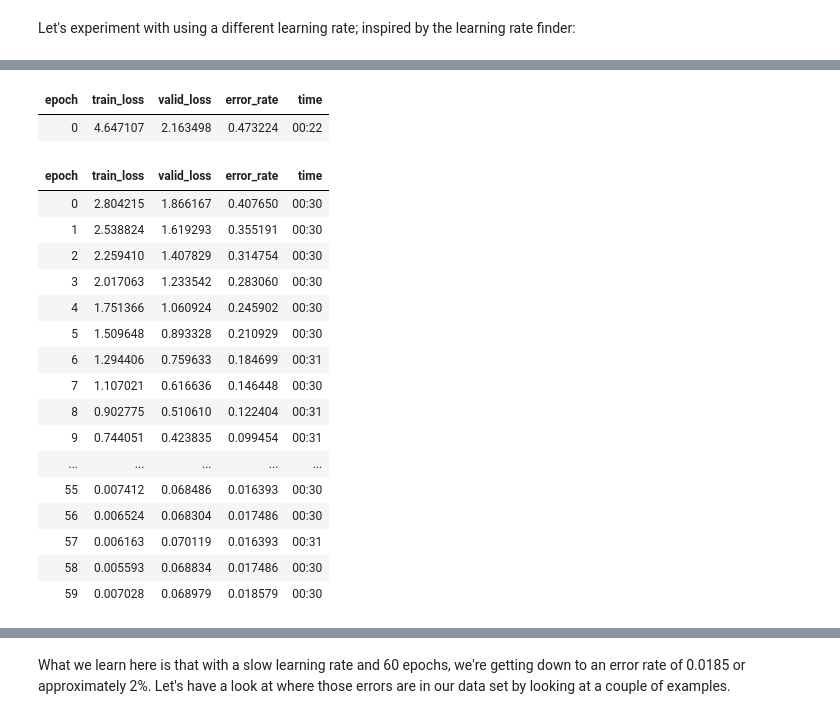
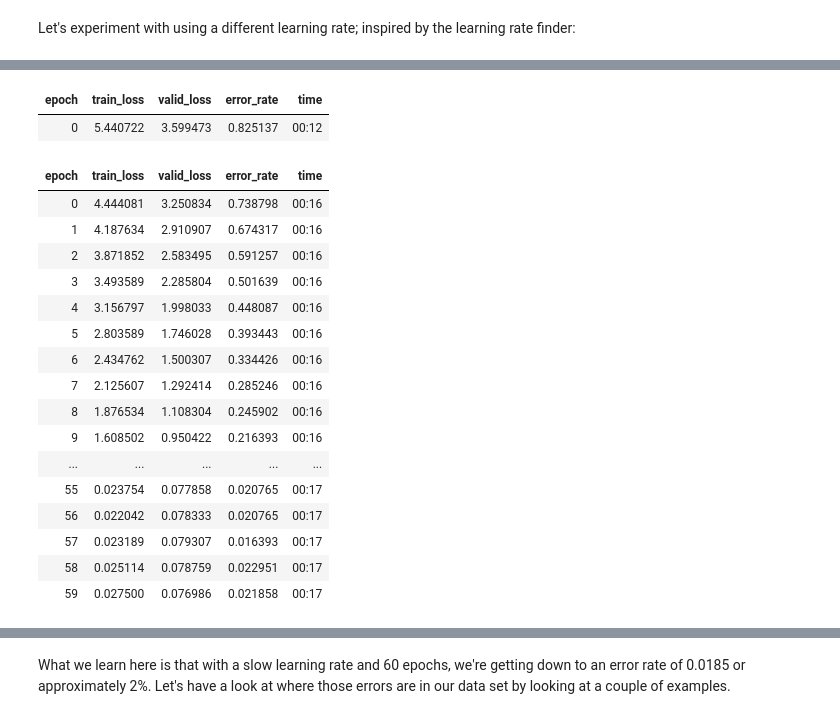
Before and after one commit to xstof/xstofai, a Jupyter notebook: nbs/traffic-sign-recognition.ipynb, the cells around one changed output, grey strips where cells are left out. Cells and saved outputs as stored; diff of their text form; code cells hidden in the pictures.

```diff
--- a/nbs/traffic-sign-recognition.ipynb
+++ b/nbs/traffic-sign-recognition.ipynb
@@ -50,7 +50,7 @@ We'll use FastAI to build a quick first model and see how far we get with that:
 # %%
 fnames = get_image_files(training_path) # gives us something like: [Path('/home/xstof/code/xstofai/nbs/traffic-sign/BelgiumTSC_Training/00006/00221_00000.ppm'),Path('/home/xstof/code/xstofai/nbs/traffic-sign/BelgiumTSC_Training/00006/00327_00001.ppm'),Path('/home/xstof/code/xstofai/nbs/traffic-sign/BelgiumTSC_Training/00006/00326_00001.ppm')]
 def label_func(x): return x.parent.name
-dls = ImageDataLoaders.from_path_func(training_path.absolute(), fnames, label_func, valid_ptc=0.2, seed=42, item_tfms=Resize(200))
+dls = ImageDataLoaders.from_path_func(training_path.absolute(), fnames, label_func, valid_ptc=0.2, seed=42, item_tfms=Resize(224))
 dls.valid_ds.items[:3]
 # %% [output]
 [Path('traffic-sign/BelgiumTSC_Training/00022/00293_00001.ppm'),
@@ -79,27 +79,28 @@ lr_min,lr_steep = learn.lr_find(suggest_funcs=(minimum, steep))
 # %%
-learn = vision_learner(dls, resnet50, metrics=error_rate)
+#learn = vision_learner(dls, resnet50, metrics=error_rate)
+learn = vision_learner(dls, resnet34, metrics=error_rate)
 #learn.fine_tune(9, base_lr=1e-4, freeze_epochs=3)
 learn.fine_tune(60, base_lr=1e-4)
 # %% [output]
 | epoch | train_loss | valid_loss | error_rate | time |
-| 0 | 4.647107 | 2.163498 | 0.473224 | 00:22 |
+| 0 | 5.440722 | 3.599473 | 0.825137 | 00:12 |
 | epoch | train_loss | valid_loss | error_rate | time |
-| 0 | 2.804215 | 1.866167 | 0.407650 | 00:30 |
-| 1 | 2.538824 | 1.619293 | 0.355191 | 00:30 |
-| 2 | 2.259410 | 1.407829 | 0.314754 | 00:30 |
-| 3 | 2.017063 | 1.233542 | 0.283060 | 00:30 |
-| 4 | 1.751366 | 1.060924 | 0.245902 | 00:30 |
-| 5 | 1.509648 | 0.893328 | 0.210929 | 00:30 |
-| 6 | 1.294406 | 0.759633 | 0.184699 | 00:31 |
-| 7 | 1.107021 | 0.616636 | 0.146448 | 00:30 |
-| 8 | 0.902775 | 0.510610 | 0.122404 | 00:31 |
-| 9 | 0.744051 | 0.423835 | 0.099454 | 00:31 |
+| 0 | 4.444081 | 3.250834 | 0.738798 | 00:16 |
+| 1 | 4.187634 | 2.910907 | 0.674317 | 00:16 |
+| 2 | 3.871852 | 2.583495 | 0.591257 | 00:16 |
+| 3 | 3.493589 | 2.285804 | 0.501639 | 00:16 |
+| 4 | 3.156797 | 1.998033 | 0.448087 | 00:16 |
+| 5 | 2.803589 | 1.746028 | 0.393443 | 00:16 |
+| 6 | 2.434762 | 1.500307 | 0.334426 | 00:16 |
+| 7 | 2.125607 | 1.292414 | 0.285246 | 00:16 |
+| 8 | 1.876534 | 1.108304 | 0.245902 | 00:16 |
+| 9 | 1.608502 | 0.950422 | 0.216393 | 00:16 |
 | ... | ... | ... | ... | ... |
-| 55 | 0.007412 | 0.068486 | 0.016393 | 00:30 |
-| 56 | 0.006524 | 0.068304 | 0.017486 | 00:30 |
-| 57 | 0.006163 | 0.070119 | 0.016393 | 00:31 |
-| 58 | 0.005593 | 0.068834 | 0.017486 | 00:30 |
-| 59 | 0.007028 | 0.068979 | 0.018579 | 00:30 |
+| 55 | 0.023754 | 0.077858 | 0.020765 | 00:17 |
+| 56 | 0.022042 | 0.078333 | 0.020765 | 00:17 |
+| 57 | 0.023189 | 0.079307 | 0.016393 | 00:17 |
+| 58 | 0.025114 | 0.078759 | 0.022951 | 00:17 |
+| 59 | 0.027500 | 0.076986 | 0.021858 | 00:17 |
 # %%
 learn.recorder.plot_loss()
 # %% [output]
```
Also changed, not shown: parts of 18 cells of this notebook.
